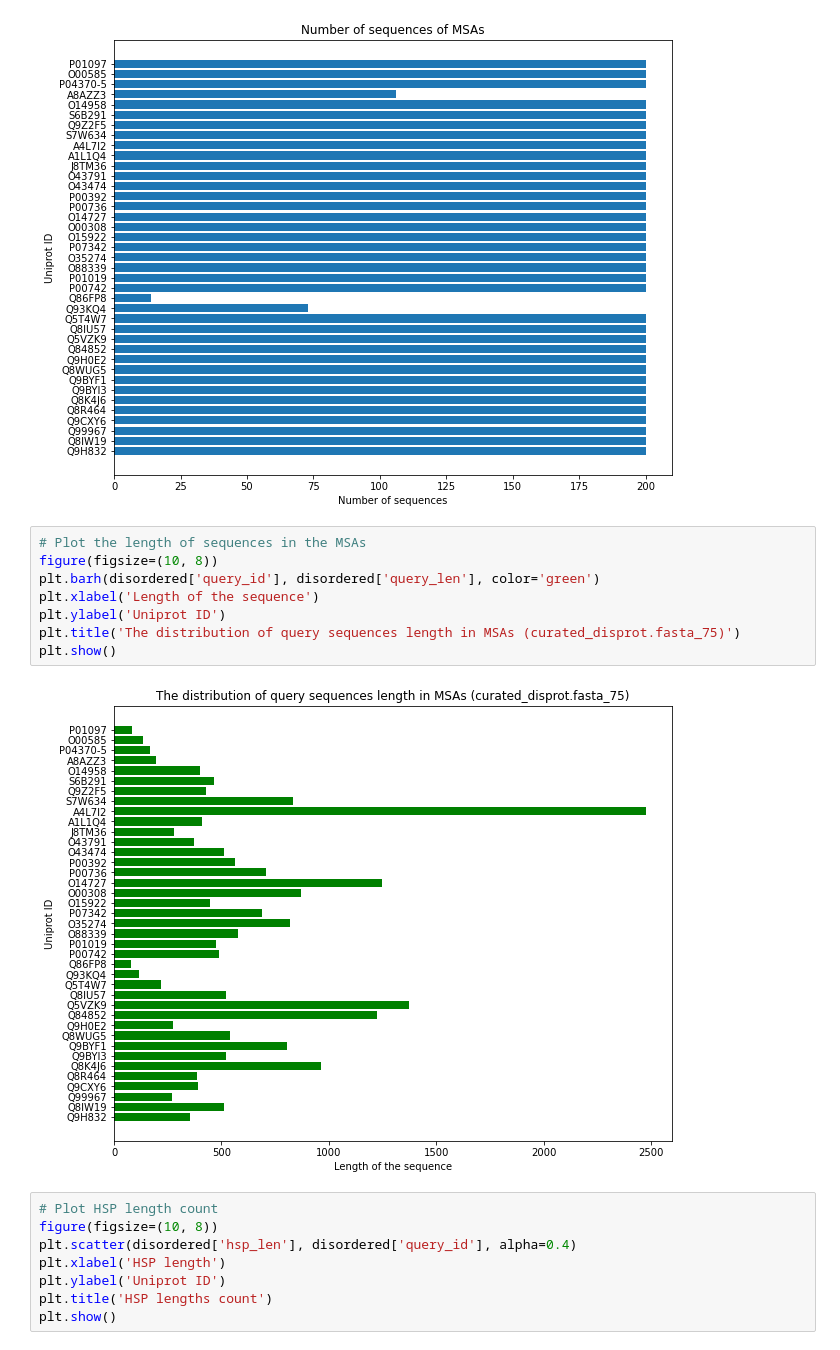
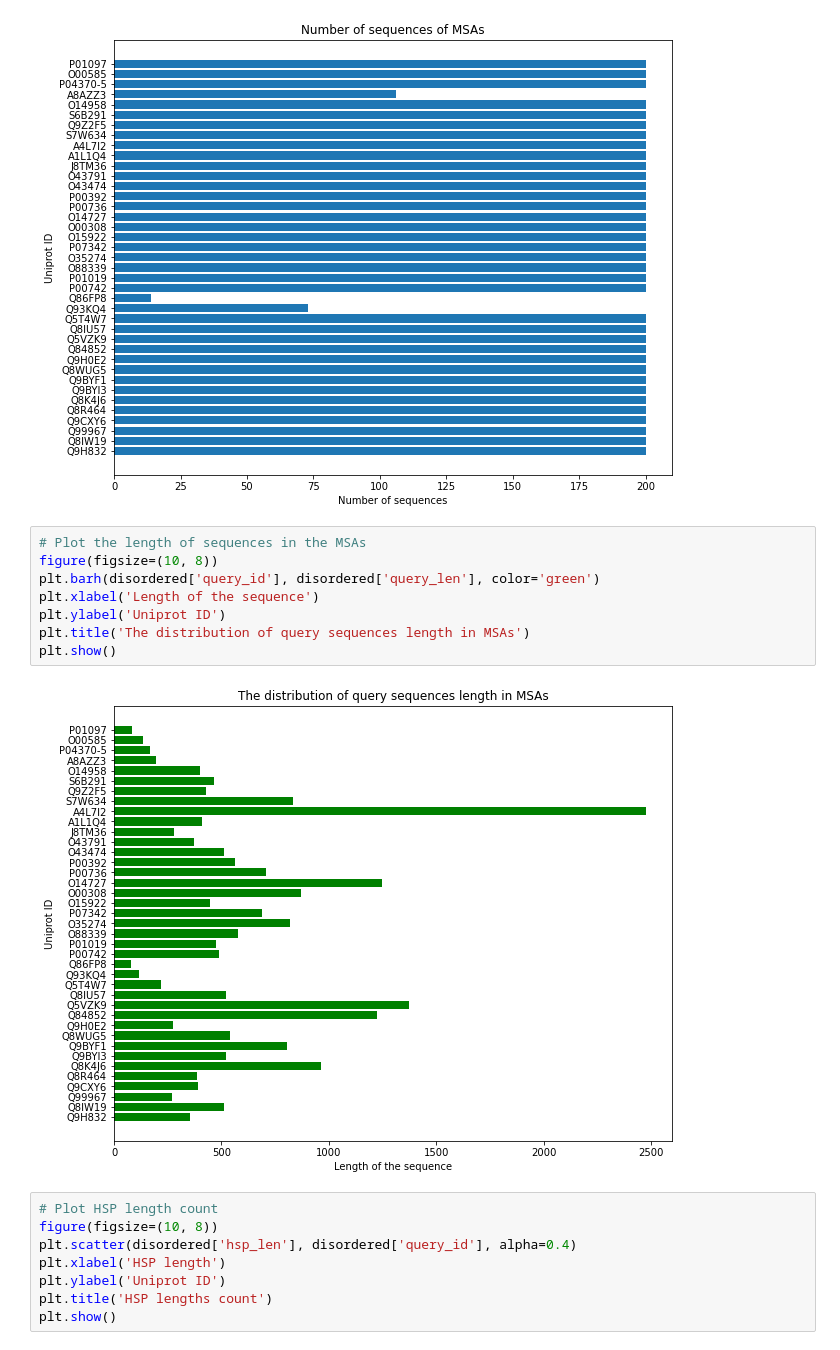
Before and after one commit to AlyaHarvelle/HMMER, a Jupyter notebook: msa_analysis.ipynb, the cells around one changed output. Cells and saved outputs as stored; diff of their text form.

```diff
--- a/msa_analysis.ipynb
+++ b/msa_analysis.ipynb
@@ -30,13 +32,13 @@ plt.show()
 # %%
 # Plot the length of sequences in the MSAs
 figure(figsize=(10, 8))
 plt.barh(disordered['query_id'], disordered['query_len'], color='green')
 plt.xlabel('Length of the sequence')
 plt.ylabel('Uniprot ID')
-plt.title('The distribution of query sequences length in MSAs (curated_disprot.fasta_75)')
+plt.title('The distribution of query sequences length in MSAs')
 plt.show()
 # %% [output]
-[figure, old version]
+[figure, new version]
 # %%
 # Plot HSP length count
 figure(figsize=(10, 8))
```
Also changed, not shown: parts of 30 cells of this notebook, 2 other files.
